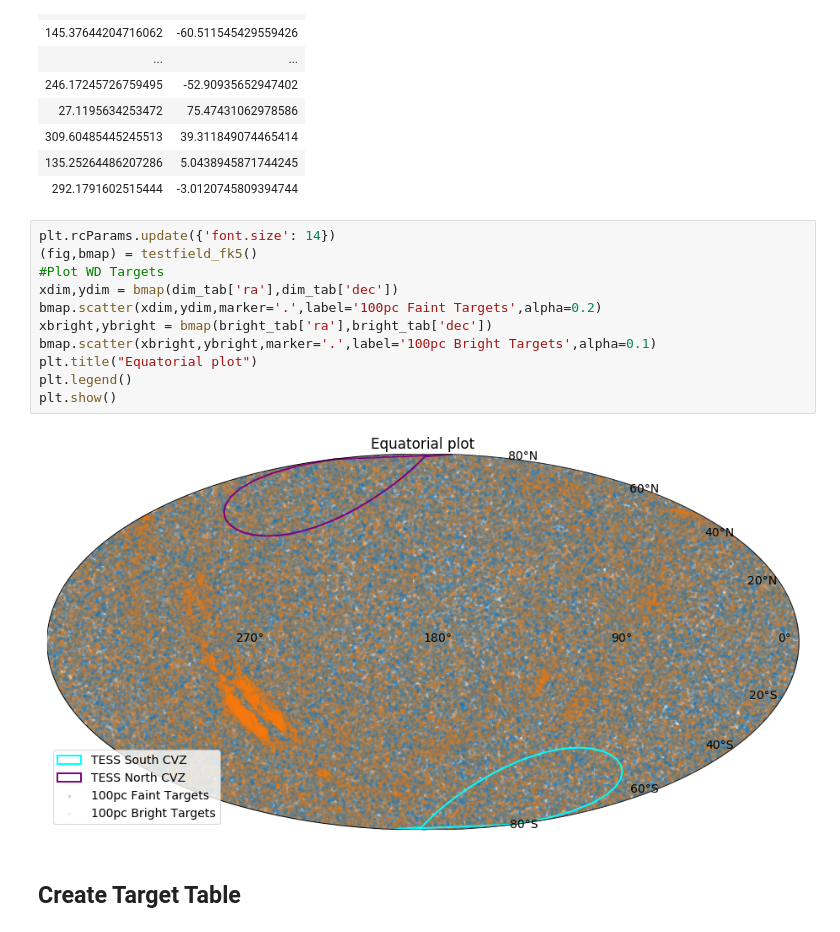
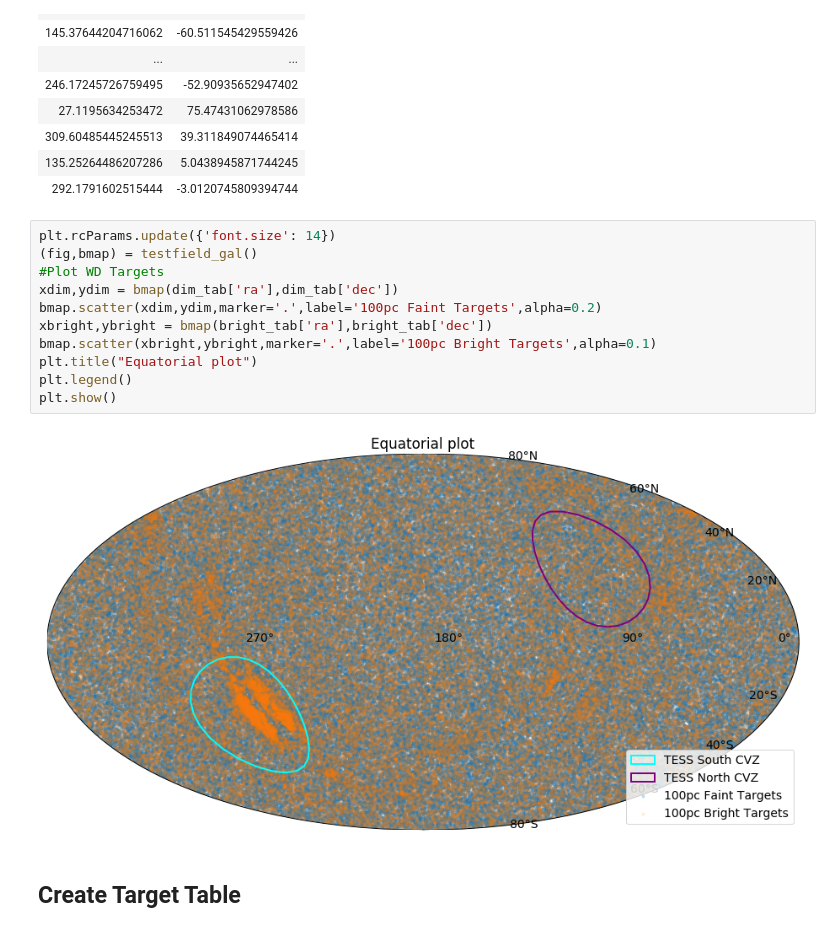
Before and after one commit to William-Zhang-R/SDSS-V-SimTargets, a Jupyter notebook: allsky/100pc Targets.ipynb, the cells around one changed output. Cells and saved outputs as stored; diff of their text form.

```diff
--- a/allsky/100pc Targets.ipynb
+++ b/allsky/100pc Targets.ipynb
@@ -34,17 +34,17 @@ Table length=107556
 | 292.1791602515444 | -3.0120745809394744 |
 # %%
 plt.rcParams.update({'font.size': 14})
-(fig,bmap) = testfield_fk5()
+(fig,bmap) = testfield_gal()
 #Plot WD Targets
 xdim,ydim = bmap(dim_tab['ra'],dim_tab['dec'])
 bmap.scatter(xdim,ydim,marker='.',label='100pc Faint Targets',alpha=0.2)
 xbright,ybright = bmap(bright_tab['ra'],bright_tab['dec'])
 bmap.scatter(xbright,ybright,marker='.',label='100pc Bright Targets',alpha=0.1)
 plt.title("Equatorial plot")
 plt.legend()
 plt.show()
 # %% [output]
-[figure, old version]
+[figure, new version]
 # %% [markdown]
 ## Create Target Table
 # %%
```
Also changed, not shown: parts of 3 cells of this notebook, 10 other files.
